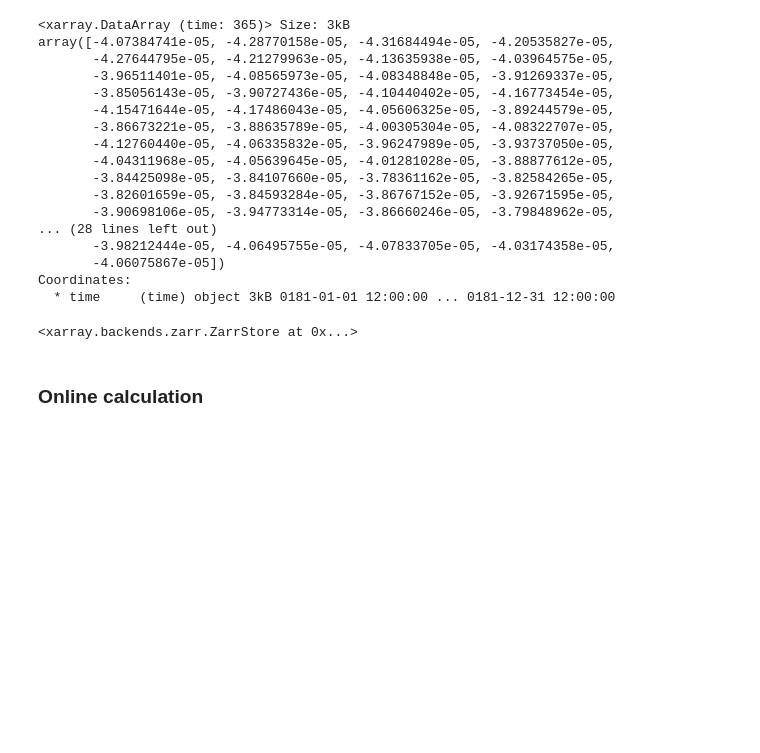
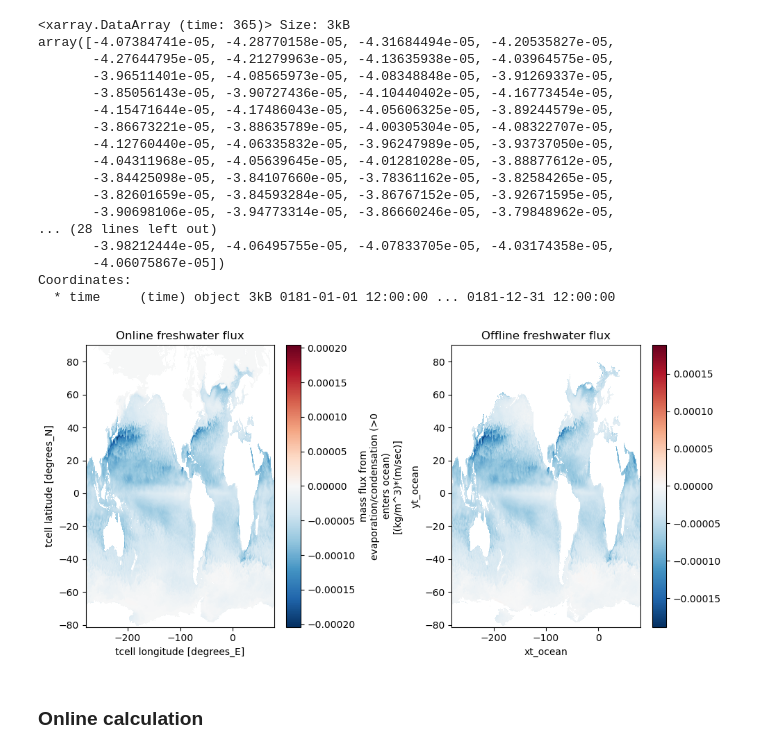
Before and after one commit to ocean-transport/air-sea-ML, a Jupyter notebook: fluxComparisonWithGCM.ipynb, the cells around one changed output. Drawn from its saved outputs; the diff is of its cells as text; code cells hidden in the pictures; blank space fills up the shorter version.

```diff
--- a/fluxComparisonWithGCM.ipynb
+++ b/fluxComparisonWithGCM.ipynb
@@ -414,12 +421,22 @@ array([-4.07384741e-05, -4.28770158e-05, -4.31684494e-05, -4.20535827e-05,
        -4.06075867e-05])
 Coordinates:
   * time     (time) object 3kB 0181-01-01 12:00:00 ... 0181-12-31 12:00:00
-# %%
-# save to bucket
-
-FF_spatialAvg_masked.to_zarr('gs://leap-persistent/panalluri/FF_spatialAvg_weighted_iceMask.zarr')
-# %% [output]
-<xarray.backends.zarr.ZarrStore at 0x...>
+# %%
+fig, (ax1, ax2) = plt.subplots(1, 2, figsize=(10, 5))
+
+ds.evap.isel(time=0).plot(ax=ax1)
+ax1.set_title('Online freshwater flux')
+
+masked_FF.isel(time=slice(0,30)).mean(dim='time').plot(ax=ax2)
+ax2.set_title('Offline freshwater flux')
+
+# Adjust layout
+plt.tight_layout()
+
+# Show the plot
+plt.show()
+# %% [output]
+[figure, added]
 # %% [markdown]
 ### Online calculation
 # %%
```
Also changed, not shown: parts of 6 cells of this notebook.
